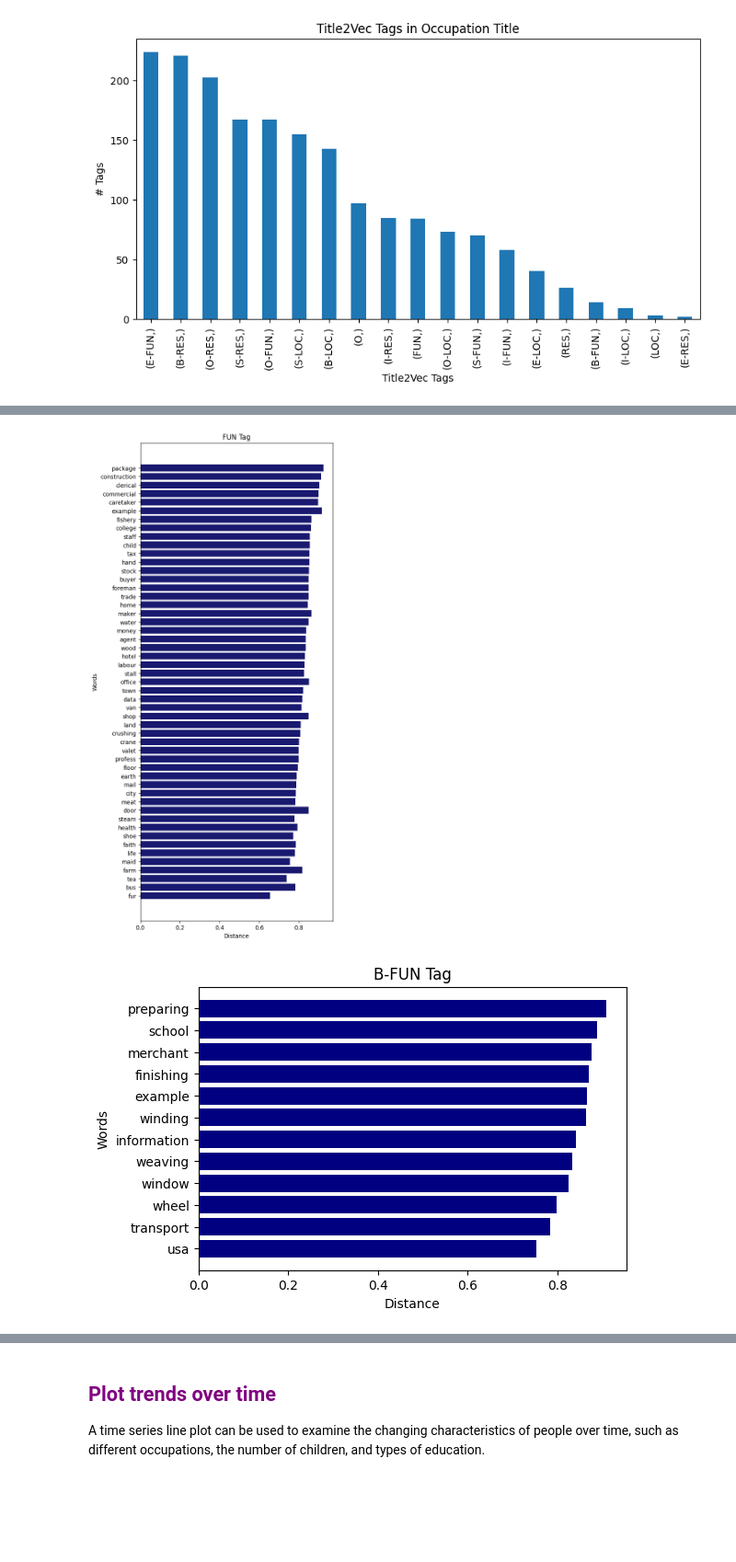
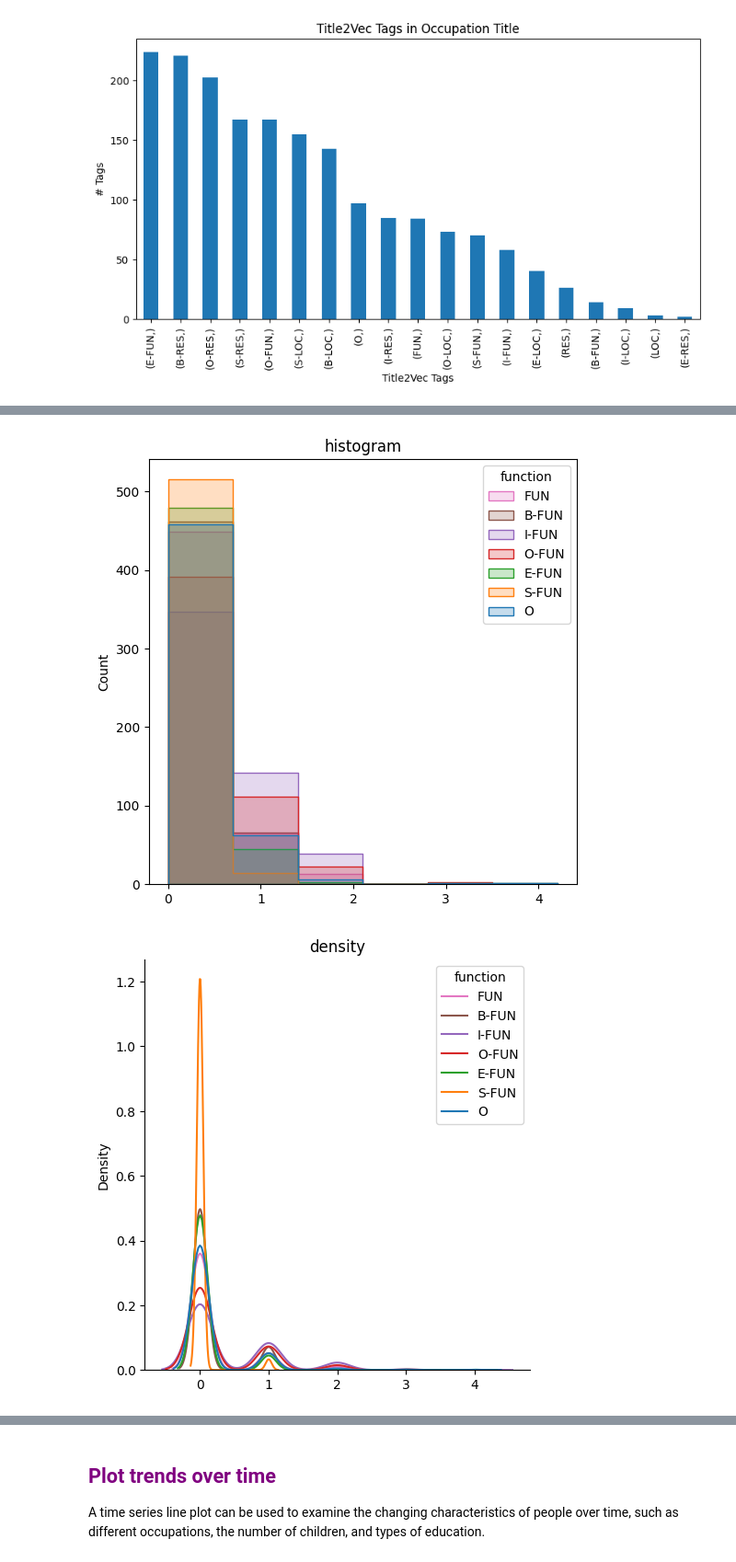
Before and after one commit to tsa-ml/tsa-ml, a Jupyter notebook: Research Questions - Use Cases.ipynb, the cells around one changed output, grey strips where cells are left out. Shown at 92% size. Cells and saved outputs as stored; diff of their text form; code cells hidden in the pictures; blank space fills up the shorter version.

```diff
--- a/Research Questions - Use Cases.ipynb
+++ b/Research Questions - Use Cases.ipynb
@@ -449,6 +448,7 @@ plt.hist([len(token) for token in titles],
          bins = 50,
          color = 'blue',
          width = 0.9)
+plt.rcParams["figure.figsize"] = (6, 6)
 plt.title('Token per title')
 plt.xlabel('Number of Tokens')
 plt.ylabel('# titles')
@@ -509,7 +509,7 @@ for i in range(len(y)):
     token_prediction.append(tag)
     token_prediction_distance.append(label_closest_distance)
 data_ner["tags"] = token_prediction
-data_ner["distance"] = token_prediction_distance
+data_ner["closest distance"] = token_prediction_distance
 
 display(data_ner)
 # %% [output]
@@ -600,26 +718,25 @@ Mapping of _**ISCO-08**_ major groups and tokens clusters:
 # %%
-# plot clusters of POS and Title2Vec per token
-colors = ["midnightblue", "navy", "royalblue", "cornflowerblue", "lightsteelblue", "lavender"]
-
 # Occupational function
 
-title_lbl = ["FUN", "B-FUN", "I-FUN", "O-FUN", "E-FUN", "S-FUN"]
-i = 0
-for lbl in title_lbl:
-    cluster_tn = data_ner[data_ner["tags"] == lbl]
-    cluster_tn = cluster_tn.sort_values("distance")
-    if cluster_tn["words"].nunique() < 60 and cluster_tn["words"].nunique() > 30 :
-        plt.rcParams["figure.figsize"] = (6, 15)
-    elif cluster_tn["words"].nunique() < 120 and cluster_tn["words"].nunique() > 90 :
-        plt.rcParams["figure.figsize"] = (6, 19)
-    else:
-        plt.rcParams["figure.figsize"] = (6, 4)
-    plt.title(lbl + " Tag")
-    plt.xlabel('Distance')
-    plt.ylabel('Words')
-    plt.barh(cluster_tn["words"], cluster_tn["distance"], color = colors[i])
-    plt.show()
-    i = i + 1
+title_lbl = ["FUN", "B-FUN", "I-FUN", "O-FUN", "E-FUN", "S-FUN", "O"]
+
+sns.histplot(construct_list_for_plot(title_lbl),
+             kde = False,
+             common_norm = False,
+             element = "step",
+             binwidth = 0.7)
+plt.rcParams["figure.figsize"] = (6, 6)
+plt.title("histogram")
+plt.legend(labels = title_lbl, title = "function")
+
+sns.displot(construct_list_for_plot(title_lbl),
+             kind = "kde",
+             legend = False)
+plt.title("density")
+plt.rcParams["figure.figsize"] = (6, 6)
+plt.legend(labels = title_lbl, title = "function")
+
+plt.show()
 # %% [output]
-[figure, old version]
+[figure, new version]
-[figure, old version]
+[figure, new version]
```
Also changed, not shown: parts of 22 cells of this notebook, 2 other files.
